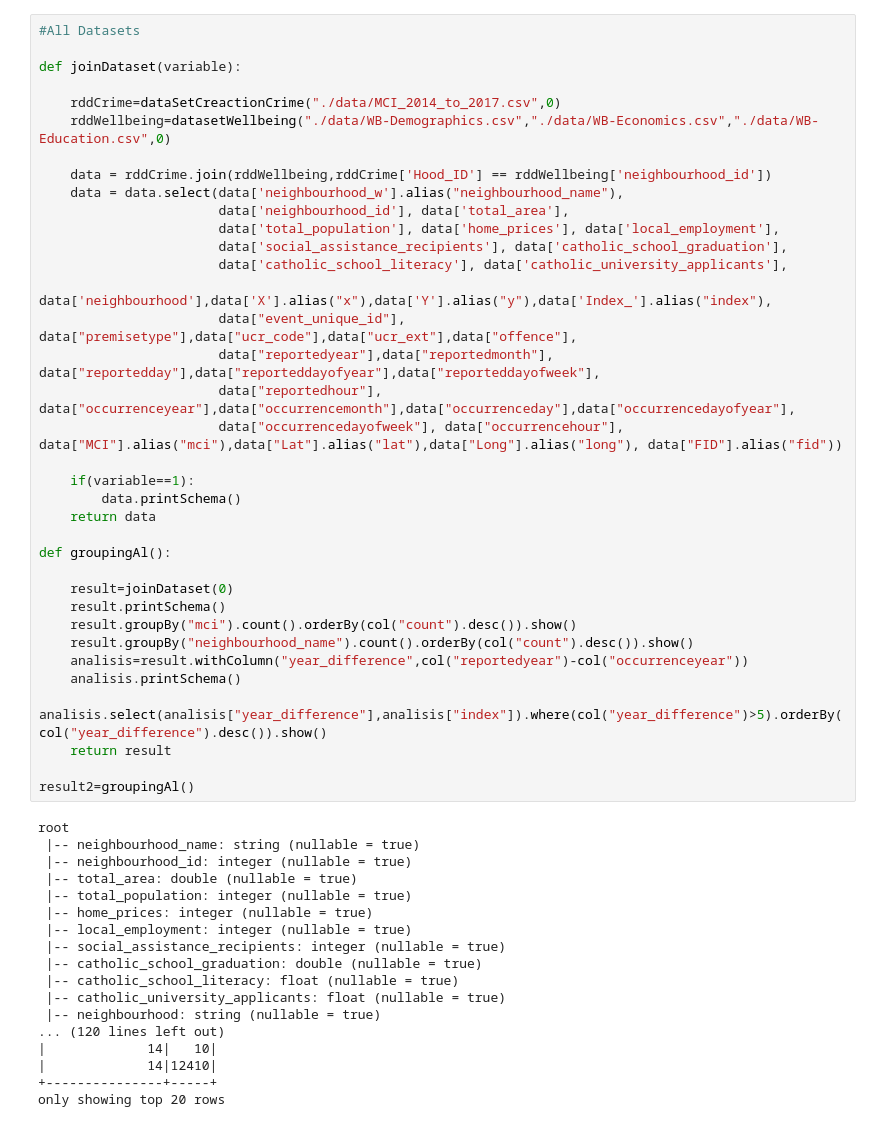
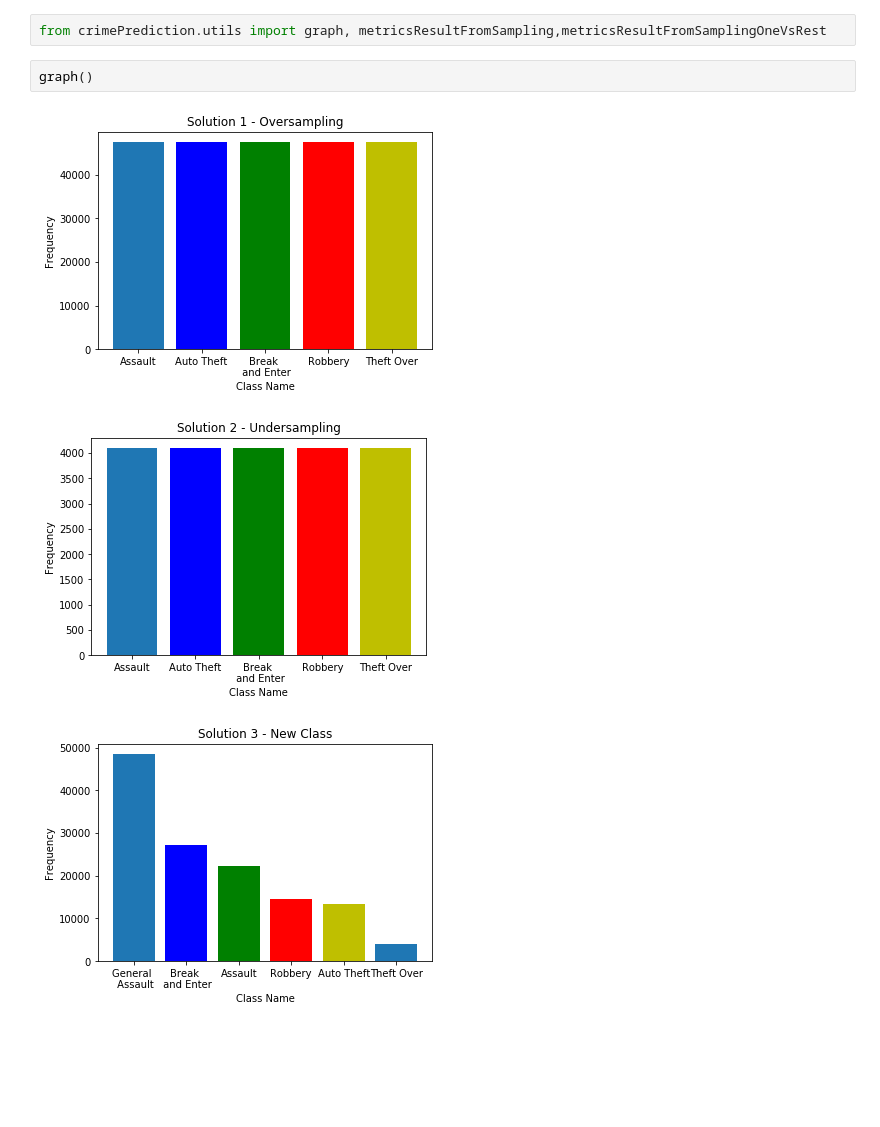
Before and after one commit to NellybettIrahola/BigDataProject, a Jupyter notebook: notebookCrimePrediction/crimePrediction.ipynb, the cells around one changed output. Cells and saved outputs as stored; diff of their text form; blank space fills up the shorter version.

```diff
--- a/notebookCrimePrediction/crimePrediction.ipynb
+++ b/notebookCrimePrediction/crimePrediction.ipynb
@@ -149,54 +1,8 @@ root
-# %%
-#All Datasets
-
-def joinDataset(variable):
-
-    rddCrime=dataSetCreactionCrime("./data/MCI_2014_to_2017.csv",0)
-    rddWellbeing=datasetWellbeing("./data/WB-Demographics.csv","./data/WB-Economics.csv","./data/WB-Education.csv",0)
-
-    data = rddCrime.join(rddWellbeing,rddCrime['Hood_ID'] == rddWellbeing['neighbourhood_id'])
-    data = data.select(data['neighbourhood_w'].alias("neighbourhood_name"),
-                       data['neighbourhood_id'], data['total_area'],
-                       data['total_population'], data['home_prices'], data['local_employment'],
-                       data['social_assistance_recipients'], data['catholic_school_graduation'],
-                       data['catholic_school_literacy'], data['catholic_university_applicants'],
-                       data['neighbourhood'],data['X'].alias("x"),data['Y'].alias("y"),data['Index_'].alias("index"),
-                       data["event_unique_id"], data["premisetype"],data["ucr_code"],data["ucr_ext"],data["offence"],
-                       data["reportedyear"],data["reportedmonth"], data["reportedday"],data["reporteddayofyear"],data["reporteddayofweek"],
-                       data["reportedhour"], data["occurrenceyear"],data["occurrencemonth"],data["occurrenceday"],data["occurrencedayofyear"],
-                       data["occurrencedayofweek"], data["occurrencehour"], data["MCI"].alias("mci"),data["Lat"].alias("lat"),data["Long"].alias("long"), data["FID"].alias("fid"))
-
-    if(variable==1):
-        data.printSchema()
-    return data
-
-def groupingAl():
-
-    result=joinDataset(0)
-    result.printSchema()
-    result.groupBy("mci").count().orderBy(col("count").desc()).show()
-    result.groupBy("neighbourhood_name").count().orderBy(col("count").desc()).show()
-    analisis=result.withColumn("year_difference",col("reportedyear")-col("occurrenceyear"))
-    analisis.printSchema()
-    analisis.select(analisis["year_difference"],analisis["index"]).where(col("year_difference")>5).orderBy(col("year_difference").desc()).show()
-    return result
-
-result2=groupingAl()
-# %% [output]
-root
- |-- neighbourhood_name: string (nullable = true)
- |-- neighbourhood_id: integer (nullable = true)
- |-- total_area: double (nullable = true)
- |-- total_population: integer (nullable = true)
- |-- home_prices: integer (nullable = true)
- |-- local_employment: integer (nullable = true)
- |-- social_assistance_recipients: integer (nullable = true)
- |-- catholic_school_graduation: double (nullable = true)
- |-- catholic_school_literacy: float (nullable = true)
- |-- catholic_university_applicants: float (nullable = true)
- |-- neighbourhood: string (nullable = true)
-... (120 lines left out)
-|             14|   10|
-|             14|12410|
-+---------------+-----+
-only showing top 20 rows
+# %%
+from crimePrediction.utils import graph, metricsResultFromSampling,metricsResultFromSamplingOneVsRest
+# %%
+graph()
+# %% [output]
+[figure, added]
+[figure, added]
+[figure, added]
```
Also changed, not shown: parts of 5 cells of this notebook, 4 other files.
